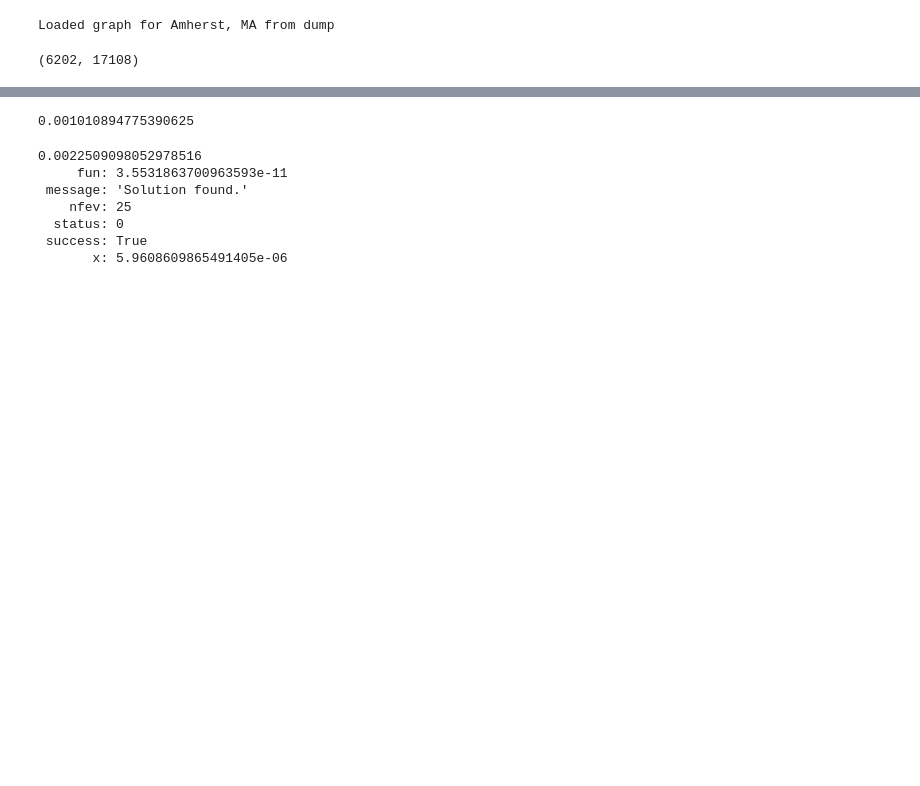
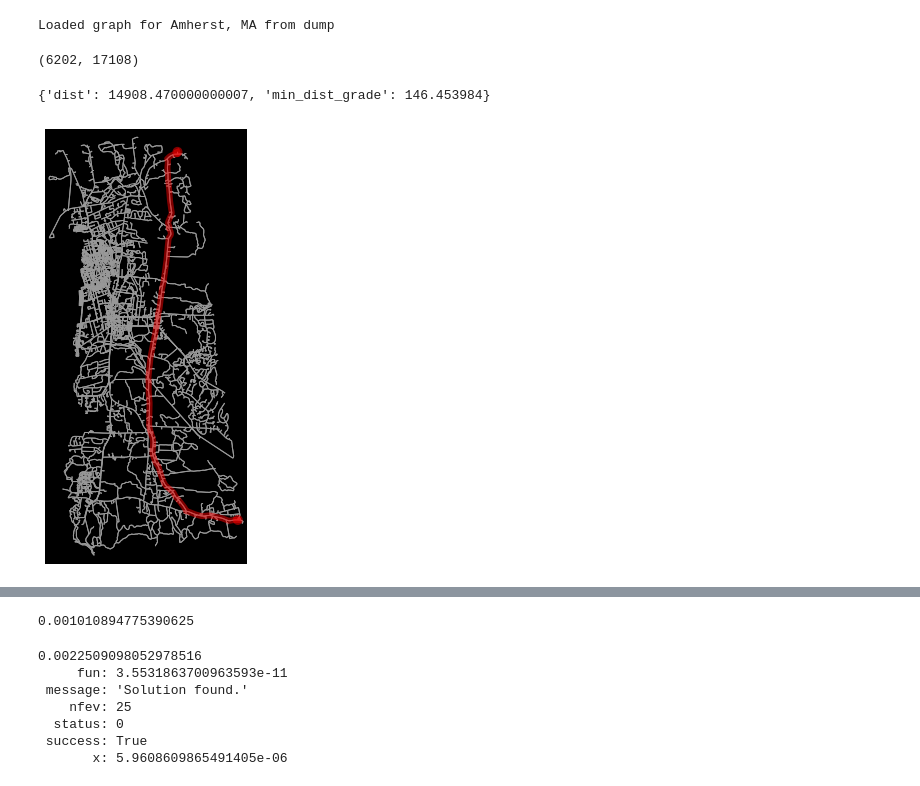
Before and after one commit to abhikdeb/cs520-project, a Jupyter notebook: EleNa/src/app/data_model/run.ipynb, the cells around one changed output, grey strips where cells are left out. Drawn from its saved outputs; the diff is of its cells as text; code cells hidden in the pictures; blank space fills up the shorter version.

```diff
--- a/EleNa/src/app/data_model/run.ipynb
+++ b/EleNa/src/app/data_model/run.ipynb
@@ -16,2 +14,10 @@ data_model.get_stats()
+# %%
+router = Routing(data_model)
+best_path_baseline, logs = router.get_shortest_path("baseline", 0)
+print(logs)
+router.plot_route(best_path_baseline)
+# %% [output]
+{'dist': 14908.470000000007, 'min_dist_grade': 146.453984}
+[figure, added]
 # %%
 router = Routing(data_model)
```
Also changed, not shown: parts of 8 cells of this notebook, 1 other file.
